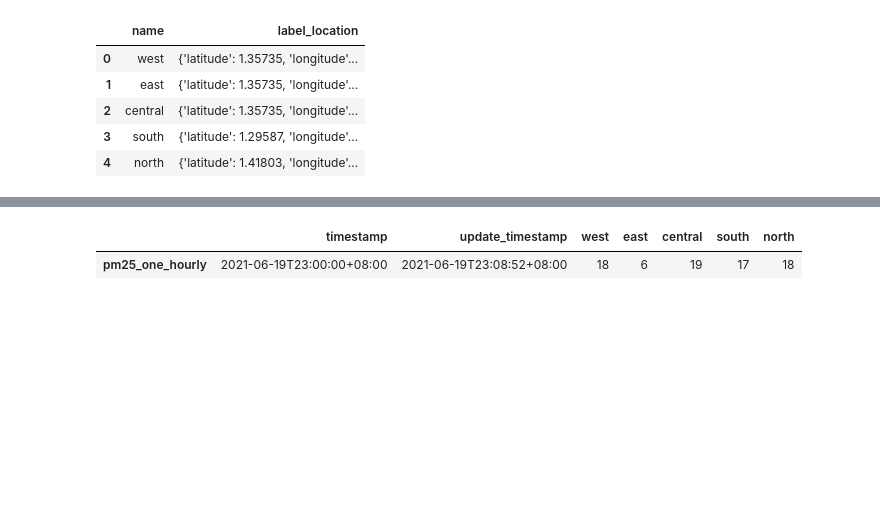
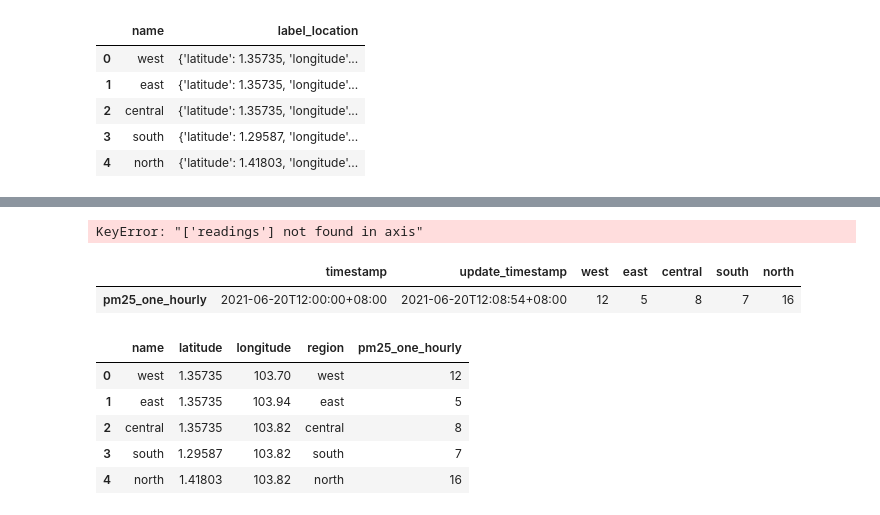
Before and after one commit to k-choonkiat/streamlit-demo, a Jupyter notebook: API-test.ipynb, the cells around one changed output, grey strips where cells are left out. Cells and saved outputs as stored; diff of their text form; code cells hidden in the pictures; blank space fills up the shorter version.

```diff
--- a/API-test.ipynb
+++ b/API-test.ipynb
@@ -52,4 +115,4 @@ region_info
 | 4 | north | {'latitude': 1.41803, 'longitude'... |
 # %%
 region_info['label_location'].apply(pd.Series)
-pd.concat([region_info.drop(['label_location'],axis=1),region_info['label_location'].apply(pd.Series)],axis=1)
+region_info = pd.concat([region_info.drop(['label_location'],axis=1),region_info['label_location'].apply(pd.Series)],axis=1)
@@ -79,5 +142,22 @@ pm_info.drop(['readings'],axis=1)
 # %%
-pd.concat([pm_info.drop(['readings'],axis=1),pm_info['readings'].apply(pd.Series)],axis=1)
+pm_info = pd.concat([pm_info.drop(['readings'],axis=1),pm_info['readings'].apply(pd.Series)],axis=1)
 # %% [output]
-|  | timestamp | update_timestamp | west | east | central | south | north |
-| pm25_one_hourly | 2021-06-19T23:00:00+08:00 | 2021-06-19T23:08:52+08:00 | 18 | 6 | 19 | 17 | 18 |
+KeyError: "['readings'] not found in axis"
+# %%
+pm_info
+# %% [output]
+|  | timestamp | update_timestamp | west | east | central | south | north |
+| pm25_one_hourly | 2021-06-20T12:00:00+08:00 | 2021-06-20T12:08:54+08:00 | 12 | 5 | 8 | 7 | 16 |
+# %%
+pm = pm_info[['west','east','central','south','north']].T.reset_index()
+pm = pm.rename(columns={"index":"region"})
+# %%
+df = region_info.merge(pm,left_on="name",right_on="region")
+df
+# %% [output]
+|  | name | latitude | longitude | region | pm25_one_hourly |
+| 0 | west | 1.35735 | 103.70 | west | 12 |
+| 1 | east | 1.35735 | 103.94 | east | 5 |
+| 2 | central | 1.35735 | 103.82 | central | 8 |
+| 3 | south | 1.29587 | 103.82 | south | 7 |
+| 4 | north | 1.41803 | 103.82 | north | 16 |
```
Also changed, not shown: parts of 9 cells of this notebook, 1 other file.
